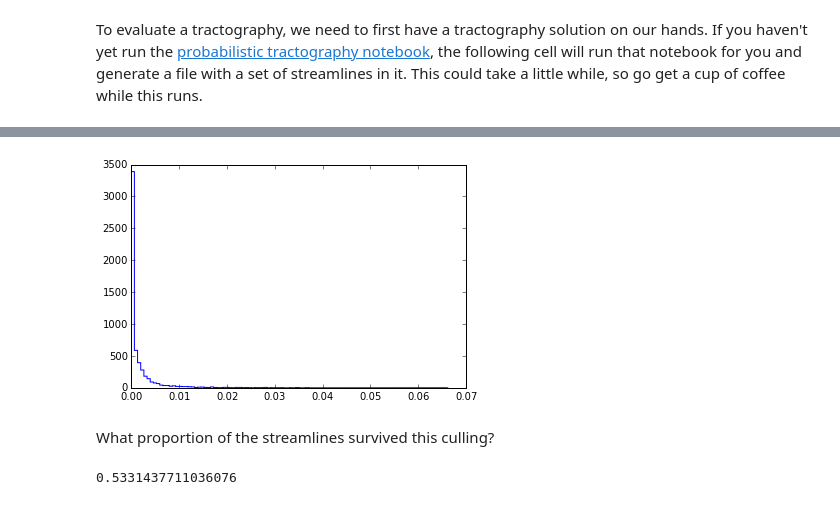
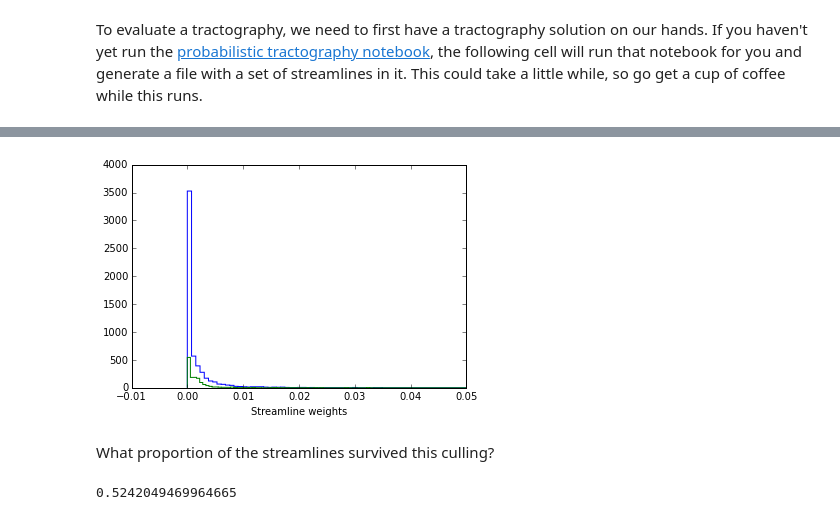
Before and after one commit to arokem/visual-white-matter, a Jupyter notebook: fascicle-evaluation.ipynb, the cells around one changed output, grey strips where cells are left out. Cells and saved outputs as stored; diff of their text form; code cells hidden in the pictures.

Commit message:
Add the determinstic tracks to the evaluation?

```diff
--- a/fascicle-evaluation.ipynb
+++ b/fascicle-evaluation.ipynb
@@ -36,14 +35,22 @@ gtab = grad.gradient_table(op.join('data','SUB1_b2000_1.bvals'), op.join('data',
 # %%
 response, ratio = auto_response(gtab, data, roi_radius=10, fa_thr=0.7)
 # %%
-candidate_sl = [s[0] for s in nib.trackvis.read('prob-track.trk', points_space='voxel')[0]]
+candidate_prob = [s[0] for s in nib.trackvis.read('prob-track.trk', points_space='voxel')[0]]
+candidate_det = [s[0] for s in nib.trackvis.read('det-track.trk', points_space='voxel')[0]]
 # %%
 import dipy.tracking.life as life
 fiber_model = life.FiberModel(gtab)
 # %%
-fiber_fit = fiber_model.fit(data, candidate_sl, affine=np.eye(4))
+fit_prob = fiber_model.fit(data, candidate_prob, affine=np.eye(4))
+fit_det = fiber_model.fit(data, candidate_det, affine=np.eye(4))
-# %%
-fig = plt.hist(fiber_fit.beta, bins=100, histtype='step')
-# %% [output]
-[figure, removed]
+# %%
+fig, ax = plt.subplots(1)
+
+ax.hist(fit_prob.beta, bins=100, histtype='step')
+ax.hist(fit_det.beta, bins=100, histtype='step')
+ax.set_xlim([-0.01, 0.05])
+ax.set_xlabel('Streamline weights')
+ax.set_label('# streamlines')
+# %% [output]
+[figure, added]
 # %%
@@ -51,9 +58,9 @@ optimizied_sl = list(np.array(candidate_sl)[np.where(fiber_fit.beta>0)[0]])
 # %% [markdown]
 What proportion of the streamlines survived this culling?
 # %%
-len(optimizied_sl)/float(len(candidate_sl))
+len(optimizied_prob)/float(len(candidate_prob))
 # %% [output]
-0.5331437711036076
+0.5242049469964665
 # %%
 from dipy.viz import fvtk
 from dipy.viz.colormap import line_colors
```
Also changed, not shown: parts of 5 cells of this notebook.
